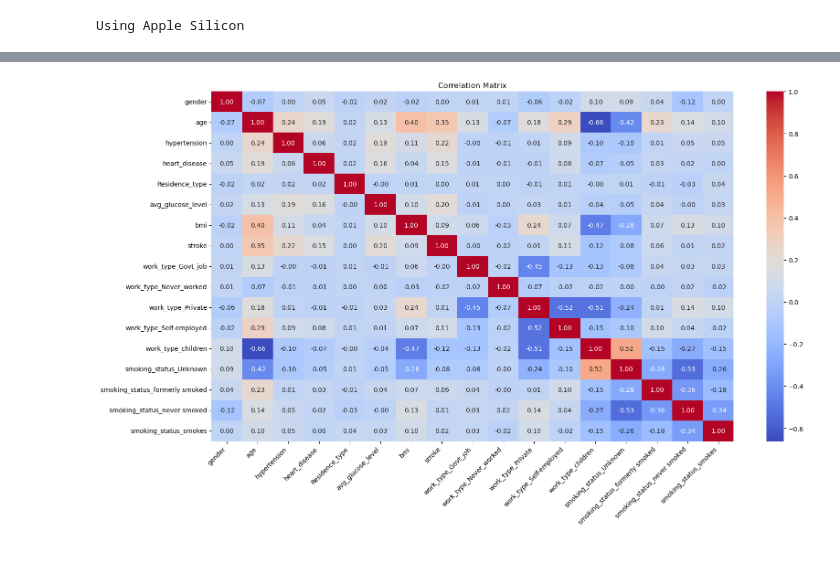
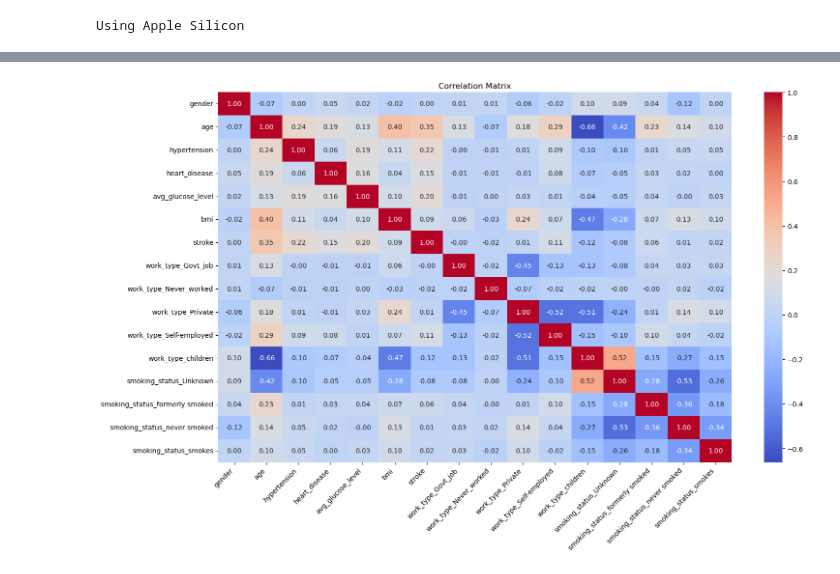
Before and after one commit to paulutsch/binary-stroke-classification, a Jupyter notebook: notebooks/main.ipynb, the cells around one changed output, grey strips where cells are left out. Drawn from its saved outputs; the diff is of its cells as text; code cells hidden in the pictures.

```diff
--- a/notebooks/main.ipynb
+++ b/notebooks/main.ipynb
@@ -131,32 +128,34 @@ data_test_preprocessed = data_preprocessor.transform_non_numericals(data_test_ra
 # %%
 # feature exploration & engineering
 feature_engineer = FeatureEngineer(data_train_preprocessed)
 data_train_engineered = feature_engineer.drop(
     data_train_preprocessed,
     [
         "id",
-        # "Residence_type",
+        "Residence_type",
         # "work_type_Private",
         # "work_type_Govt_job",
         # "work_type_Never_worked",
         # "smoking_status_never smoked",
         # "smoking_status_smokes",
         # "smoking_status_Unknown",
+        # "smoking_status_formerly smoked",
+        # "gender",
     ],
 )
 data_train_engineered = feature_engineer.dropna(data_train_engineered)
 data_train_engineered = feature_engineer.normalize_features(data_train_engineered)
 
 # data_train_engineered = feature_engineer.combine_features(
 #     data_train_engineered,
 #     [["age", "bmi"], ["age", "hypertension"]],
 #     "multiplicative",
 # )
 if visualize_data:
     data_explorer.plot_correlation_matrix(data_train_engineered)
 # data_test_engineered = feature_engineer.apply_transformations(data_test_preprocessed)
 # %% [output]
-[figure, old version]
+[figure, new version]
 # %%
 X_train, y_train = feature_engineer.split_X_y(data_train_engineered)
 X_train, X_val, y_train, y_val = train_test_split(X_train, y_train, test_size=0.2)
```
Also changed, not shown: parts of 8 cells of this notebook, 3 other files.
